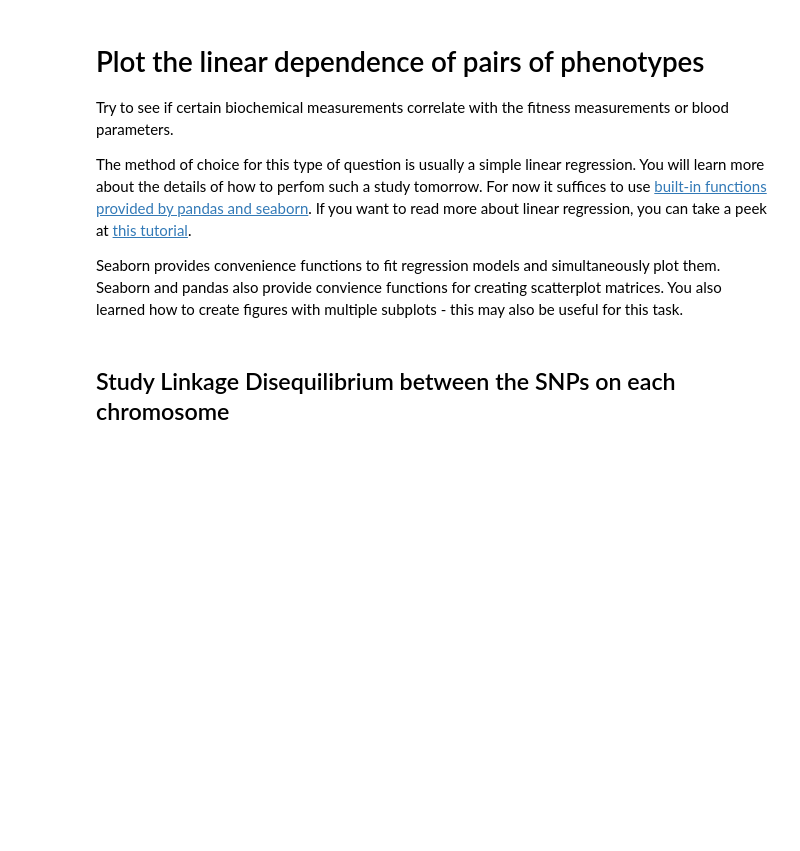
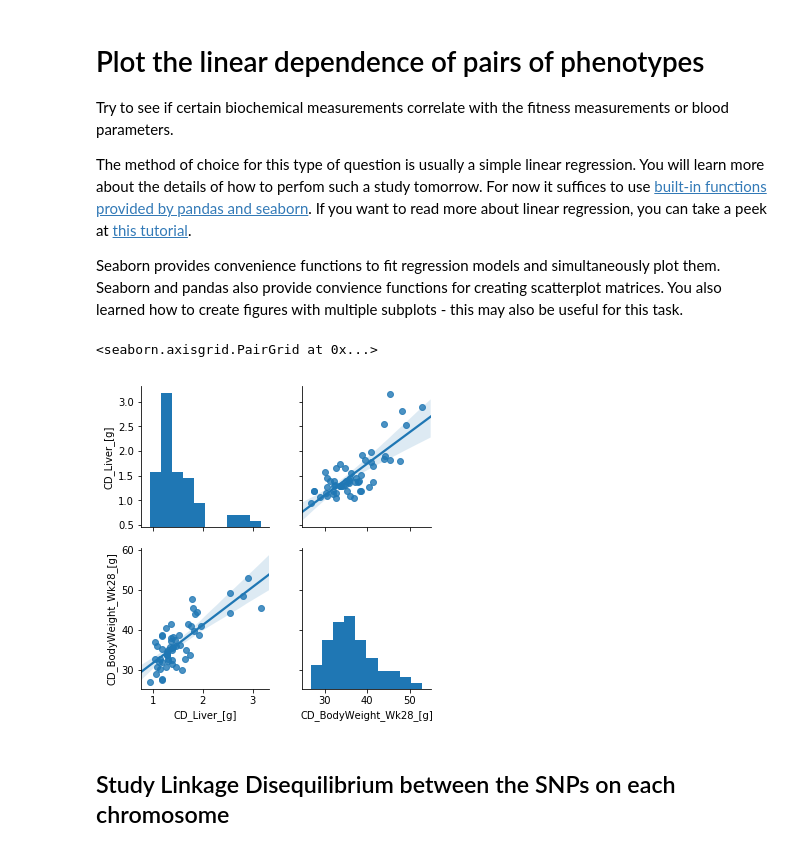
Before and after one commit to JoKuebler/Bioinformatics_ML, a Jupyter notebook: notebooks/Day2_Exploratory_Analysis.ipynb, the cells around one changed output. Cells and saved outputs as stored; diff of their text form; code cells hidden in the pictures; blank space fills up the shorter version.

```diff
--- a/notebooks/Day2_Exploratory_Analysis.ipynb
+++ b/notebooks/Day2_Exploratory_Analysis.ipynb
@@ -369,6 +369,29 @@ Try to see if certain biochemical measurements correlate with the fitness measur
 The method of choice for this type of question is usually a simple linear regression. You will learn more about the details of how to perfom such a study tomorrow. For now it suffices to use [built-in functions provided by pandas and seaborn](https://stanford.edu/~mwaskom/software/seaborn/tutorial/regression.html). If you want to read more about linear regression, you can take a peek at [this tutorial](http://www.dataschool.io/linear-regression-in-python/).
 
 Seaborn provides convenience functions to fit regression models and simultaneously plot them. Seaborn and pandas also provide convience functions for creating scatterplot matrices. You also learned how to create figures with multiple subplots - this may also be useful for this task.
+# %%
+sheet_names = xls.sheet_names
+sheet_names.remove('NEW')
+data_list = []
+for sheet in sheet_names:
+    data = pd.read_excel(xls, sheet, na_values='x',index_col="@format=column")
+    for col in data.columns:
+        if col.startswith(('N', 'S', 's')):
+            data = data.drop(col, axis=1)
+    data_list.append(data)
+data_frame = data_list[0].join(data_list[1:])
+
+data_frame.shape
+
+body_weight = data_frame['CD_Liver_[g]'].fillna(0)
+night_run = data_frame['CD_BodyWeight_Wk28_[g]'].fillna(0)
+
+concate = pd.concat([body_weight, night_run], axis=1)
+
+sns.pairplot(concate, kind='reg')
+# %% [output]
+<seaborn.axisgrid.PairGrid at 0x...>
+[figure, added]
 # %% [markdown]
 ## Study Linkage Disequilibrium between the SNPs on each chromosome
 # %% [markdown]
```
Also changed, not shown: 2 other files.
